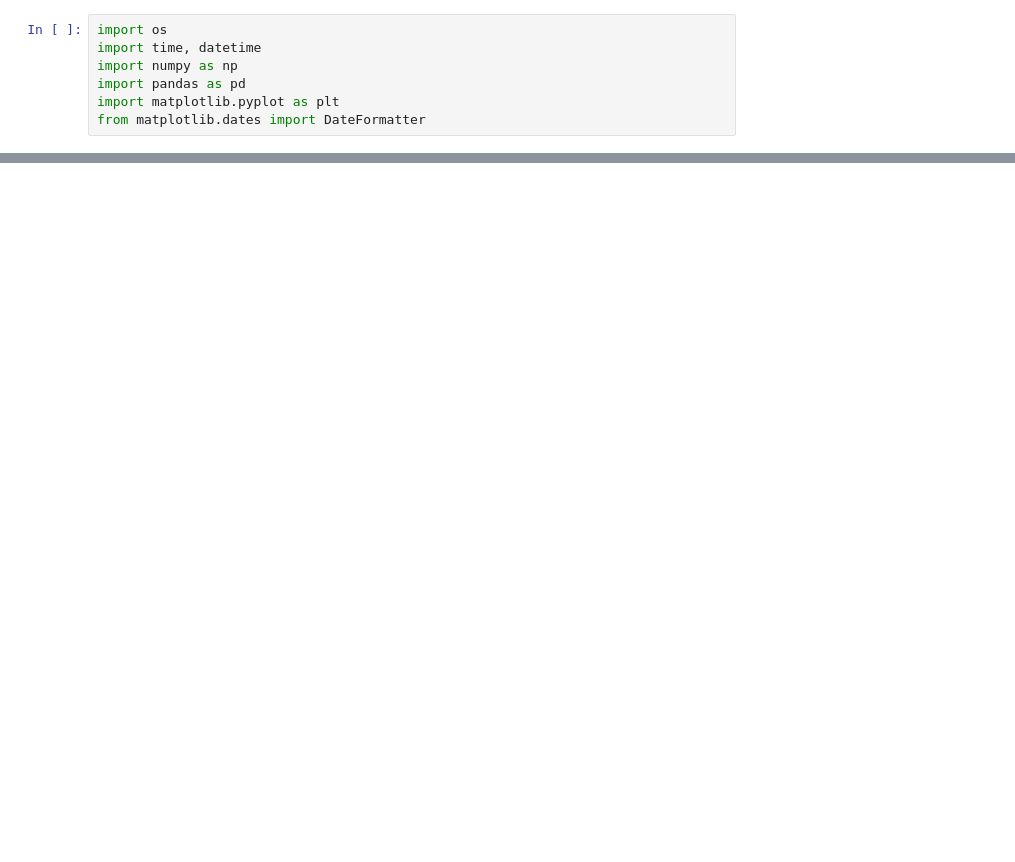
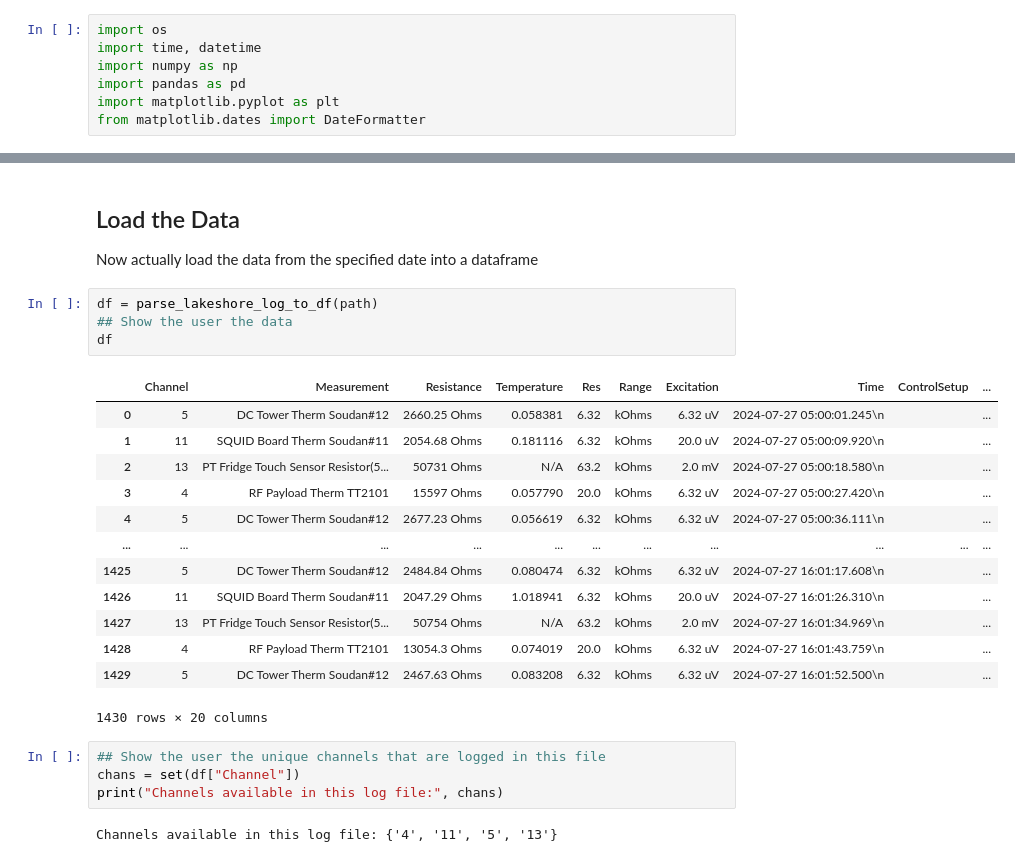
Before and after one commit to nkurinsky/NEXUS_RF, a Jupyter notebook: DeviceControl/FridgePlots/Lakeshore Plotter NR24.ipynb, the cells around one changed output, grey strips where cells are left out. Cells and saved outputs as stored; diff of their text form; blank space fills up the shorter version.

```diff
--- a/DeviceControl/FridgePlots/Lakeshore Plotter NR24.ipynb
+++ b/DeviceControl/FridgePlots/Lakeshore Plotter NR24.ipynb
@@ -125,4 +112,31 @@ def plotChannel(chan, fig_obj=None, label=None):
         tick.set_rotation(30)
 
     return fig_obj, ax0
+# %% [markdown]
+## Load the Data
+Now actually load the data from the specified date into a dataframe
+# %%
+df = parse_lakeshore_log_to_df(path)
+## Show the user the data
+df
+# %% [output]
+|  | Channel | Measurement | Resistance | Temperature | Res | Range | Excitation | Time | ControlSetup | ... |
+| 0 | 5 | DC Tower Therm Soudan#12 | 2660.25 Ohms | 0.058381 | 6.32 | kOhms | 6.32 uV | 2024-07-27 05:00:01.245\n |  | ... |
+| 1 | 11 | SQUID Board Therm Soudan#11 | 2054.68 Ohms | 0.181116 | 6.32 | kOhms | 20.0 uV | 2024-07-27 05:00:09.920\n |  | ... |
+| 2 | 13 | PT Fridge Touch Sensor Resistor(5... | 50731 Ohms | N/A | 63.2 | kOhms | 2.0 mV | 2024-07-27 05:00:18.580\n |  | ... |
+| 3 | 4 | RF Payload Therm TT2101 | 15597 Ohms | 0.057790 | 20.0 | kOhms | 6.32 uV | 2024-07-27 05:00:27.420\n |  | ... |
+| 4 | 5 | DC Tower Therm Soudan#12 | 2677.23 Ohms | 0.056619 | 6.32 | kOhms | 6.32 uV | 2024-07-27 05:00:36.111\n |  | ... |
+| ... | ... | ... | ... | ... | ... | ... | ... | ... | ... | ... |
+| 1425 | 5 | DC Tower Therm Soudan#12 | 2484.84 Ohms | 0.080474 | 6.32 | kOhms | 6.32 uV | 2024-07-27 16:01:17.608\n |  | ... |
+| 1426 | 11 | SQUID Board Therm Soudan#11 | 2047.29 Ohms | 1.018941 | 6.32 | kOhms | 20.0 uV | 2024-07-27 16:01:26.310\n |  | ... |
+| 1427 | 13 | PT Fridge Touch Sensor Resistor(5... | 50754 Ohms | N/A | 63.2 | kOhms | 2.0 mV | 2024-07-27 16:01:34.969\n |  | ... |
+| 1428 | 4 | RF Payload Therm TT2101 | 13054.3 Ohms | 0.074019 | 20.0 | kOhms | 6.32 uV | 2024-07-27 16:01:43.759\n |  | ... |
+| 1429 | 5 | DC Tower Therm Soudan#12 | 2467.63 Ohms | 0.083208 | 6.32 | kOhms | 6.32 uV | 2024-07-27 16:01:52.500\n |  | ... |
+1430 rows × 20 columns
+# %%
+## Show the user the unique channels that are logged in this file
+chans = set(df["Channel"])
+print("Channels available in this log file:", chans)
+# %% [output]
+Channels available in this log file: {'4', '11', '5', '13'}
 # %%
```
Also changed, not shown: parts of 26 cells of this notebook, 2 other files.
